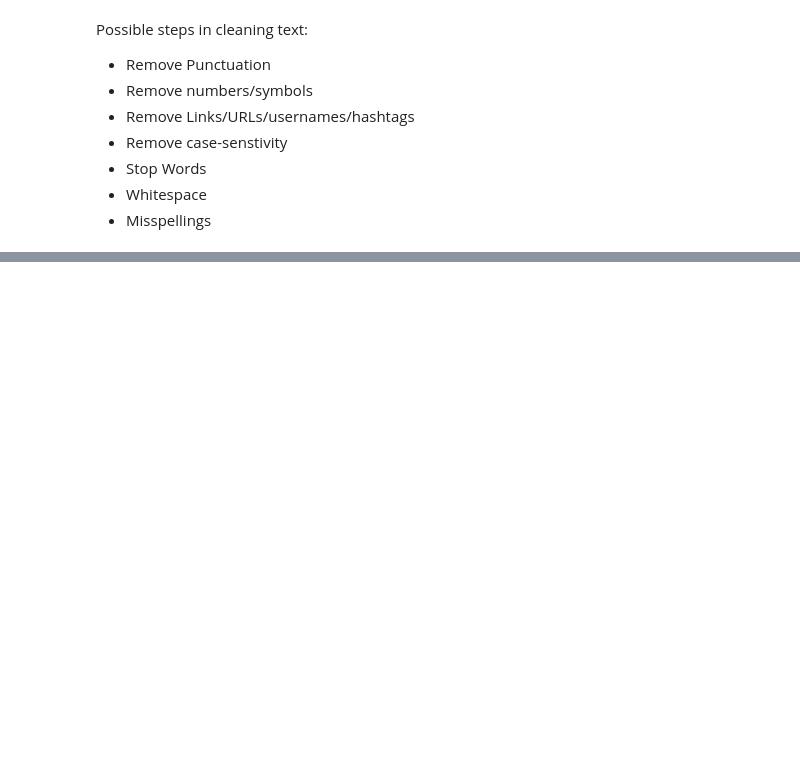
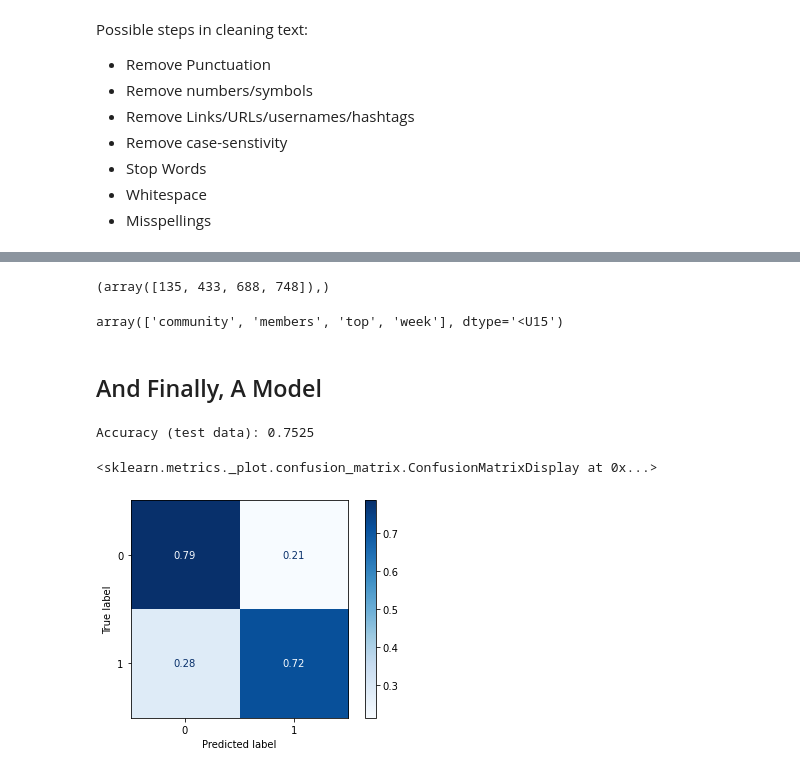
Before and after one commit to hhardway/sentiment_analysis, a Jupyter notebook: tweet_sentiment.ipynb, the cells around one changed output, grey strips where cells are left out. Cells and saved outputs as stored; diff of their text form; code cells hidden in the pictures; blank space fills up the shorter version.

```diff
--- a/tweet_sentiment.ipynb
+++ b/tweet_sentiment.ipynb
@@ -104,0 +140,2 @@ df.head()
+# %%
+df['text_clean'] = df.text.str.replace('[@#][^\s]+','').str.replace('[.!?:\)\(]','').str.lower().str.strip()
@@ -105,3 +159,3 @@ df.head()
 # %%
-vectorizer = CountVectorizer()
-bow = vectorizer.fit_transform(df.text).toarray()
+vectorizer = CountVectorizer()#stop_words=stopwords.words('english'), max_features=800)
+bow = vectorizer.fit_transform(df.text_clean).toarray()
@@ -110,10 +182,27 @@ bow = vectorizer.fit_transform(df.text).toarray()
+# %%
+np.where(bow[0]==1)
+# %% [output]
+(array([135, 433, 688, 748]),)
+# %%
+np.array(vectorizer.get_feature_names())[np.where(bow[0]==1)[0]]
+# %% [output]
+array(['community', 'members', 'top', 'week'], dtype='<U15')
+# %% [markdown]
+## And Finally, A Model
 # %%
 
 X_train, X_test, y_train, y_test = train_test_split(bow, df.sentiment, test_size=0.2, random_state=0)
 # %%
-model = LogisticRegression(C=1.)
-
-#model = MultinomialNB()
+model = LogisticRegression()
 model.fit(X_train, y_train)
 
-print ("auc (test data):" , roc_auc_score(y_test, model.predict(X_test)))
+print ("Accuracy (test data):" , model.score(X_test, y_test))
+# %% [output]
+Accuracy (test data): 0.7525
+# %%
+plot_confusion_matrix(model, X_test, y_test,
+                                 cmap=plt.cm.Blues,
+                                 normalize='true')
+# %% [output]
+<sklearn.metrics._plot.confusion_matrix.ConfusionMatrixDisplay at 0x...>
+[figure, added]
```
Also changed, not shown: parts of 26 cells of this notebook.
